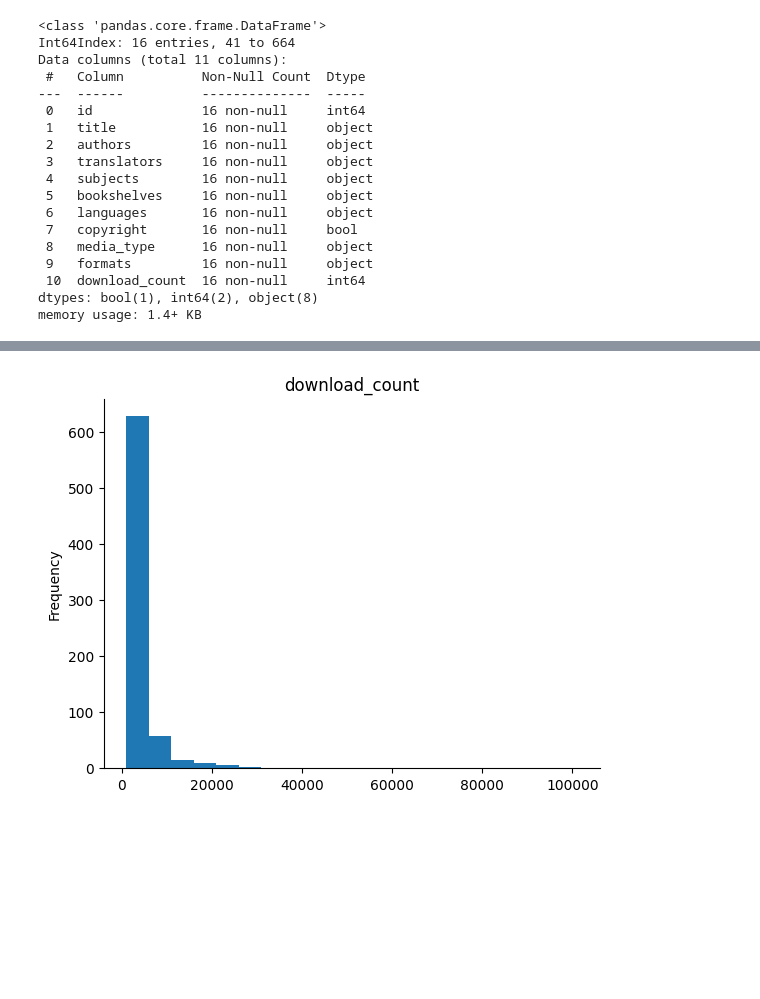
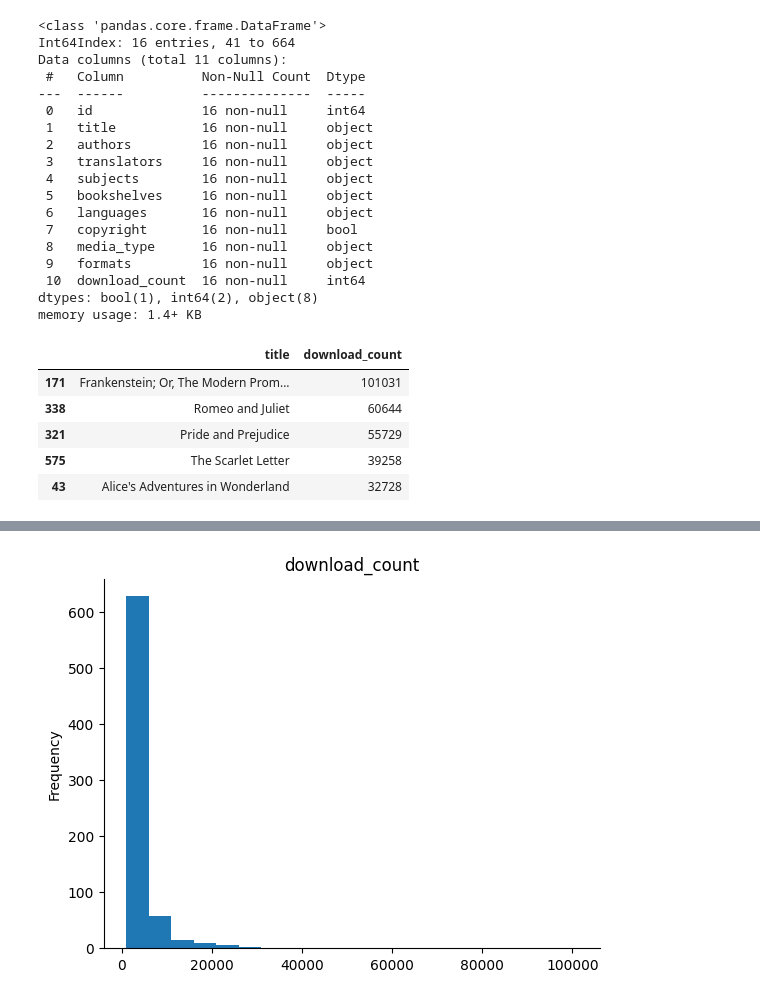
Before and after one commit to JohannPalheiros/gutendex-analytics, a Jupyter notebook: gutendex_analytics.ipynb, the cells around one changed output, grey strips where cells are left out. Cells and saved outputs as stored; diff of their text form; code cells hidden in the pictures; blank space fills up the shorter version.

```diff
--- a/gutendex_analytics.ipynb
+++ b/gutendex_analytics.ipynb
@@ -197,5 +197,12 @@ memory usage: 1.4+ KB
 # %%
 #%% realmente tinham titulos repetidos, o que seria um problema para dizer quantos
 #%% downloads haveriam de verdade em cada titulo
 groupbyDF = booksDataDf.groupby(['title'], as_index=False)['download_count'].sum()
-groupbyDF.sort_values('download_count', ascending=False)
+groupbyDF.sort_values('download_count', ascending=False).head()
+# %% [output]
+|  | title | download_count |
+| 171 | Frankenstein; Or, The Modern Prom... | 101031 |
+| 338 | Romeo and Juliet | 60644 |
+| 321 | Pride and Prejudice | 55729 |
+| 575 | The Scarlet Letter | 39258 |
+| 43 | Alice's Adventures in Wonderland | 32728 |
```
Also changed, not shown: parts of 2 cells of this notebook.
